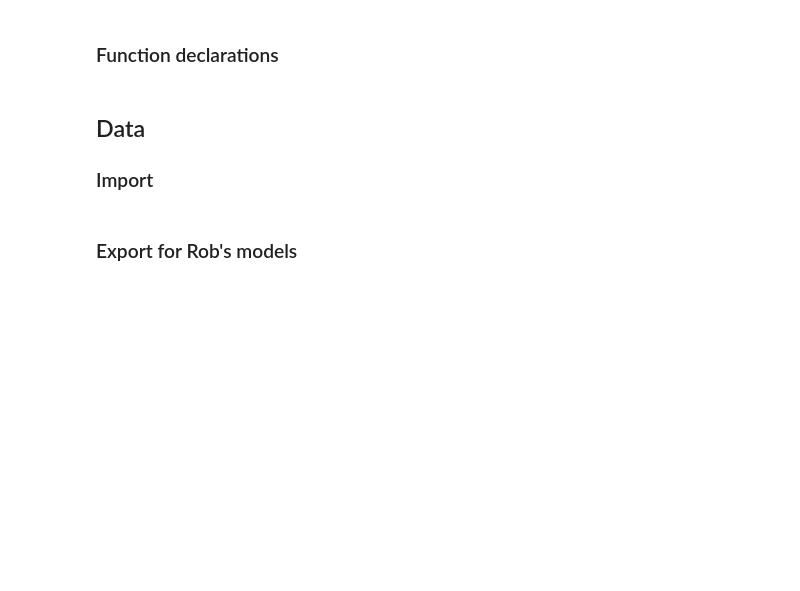
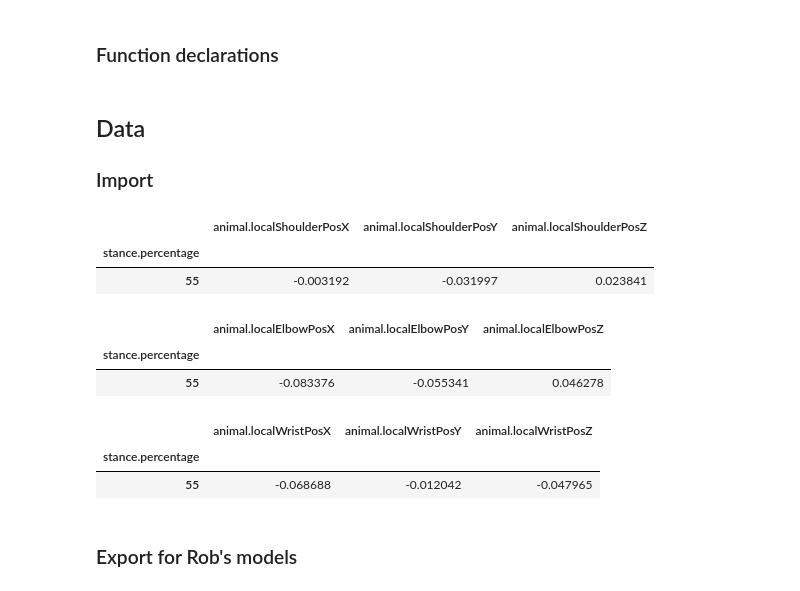
Before and after one commit to popscallion/DeepLabCut, a Jupyter notebook: deadROMM/ch4Analyses.ipynb, the cells around one changed output. Cells and saved outputs as stored; diff of their text form; code cells hidden in the pictures; blank space fills up the shorter version.

```diff
--- a/deadROMM/ch4Analyses.ipynb
+++ b/deadROMM/ch4Analyses.ipynb
@@ -436,7 +469,7 @@ raw_dfs['oct7_20_t3'] = pd.read_csv('/Users/phil/Desktop/rotoscoping/Oct7_LaiWri
                      index_col=None)
 raw_dfs['oct9_14_p1'] = pd.read_csv('/Users/phil/Desktop/rotoscoping/Oct9_LaiPierceBiewener/14_p1_fullstride_A-_IK_baked_data_animalFrame.csv',
                      index_col=None)
-raw_dfs['oct9_9_p3'] = pd.read_csv('/Users/phil/Desktop/rotoscoping/Oct9_LaiPierceBiewener/9_p3_fullstride_A-_IK_baked_data_animalFrameCorrected.csv',
+raw_dfs['oct9_9_p3'] = pd.read_csv('/Users/phil/Desktop/rotoscoping/Oct9_LaiPierceBiewener/9_p3_fullstride_A-_IK_baked_data_animalFrame.csv',
                      index_col=None)
 raw_dfs['oct14_3_p2'] = pd.read_csv('/Users/phil/Desktop/rotoscoping/Oct14_LaiBiewener/3_p2_fullstride_IK_baked_data_animalFrame.csv',
                      index_col=None)
@@ -481,7 +514,7 @@ metadata = {
     'nov6_12_p1':{'footdown_frame':267, 'toeoff_frame':324, 'first_good_frame':None,'last_good_frame':None, 'hum_length':SEP87_rhum_len_mm*0.777},
     'oct16_9_p2':{'footdown_frame':71, 'toeoff_frame':159, 'first_good_frame':None,'last_good_frame':None, 'hum_length':SEP87_rhum_len_mm*0.791},
     'oct16_6_t1':{'footdown_frame':242, 'toeoff_frame':581, 'first_good_frame':None,'last_good_frame':None, 'hum_length':SEP73_rhum_len_mm*1.073},
-    'nov6_9_p3':{'footdown_frame':295, 'toeoff_frame':430, 'first_good_frame':None,'last_good_frame':None, 'hum_length':SEP87_rhum_len_mm*0.795},
+    'nov6_9_p3':{'footdown_frame':295, 'toeoff_frame':424, 'first_good_frame':None,'last_good_frame':None, 'hum_length':SEP87_rhum_len_mm*0.795},
     'nov6_3_p4':{'footdown_frame':170, 'toeoff_frame':315, 'first_good_frame':None,'last_good_frame':None, 'hum_length':SEP87_rhum_len_mm*0.746},
     'oct9_14_p1':{'footdown_frame':130, 'toeoff_frame':258, 'first_good_frame':None,'last_good_frame':None, 'hum_length':SEP87_rhum_len_mm*0.735},
     'oct14_3_p2':{'footdown_frame':172, 'toeoff_frame':254, 'first_good_frame':None,'last_good_frame':None, 'hum_length':SEP87_rhum_len_mm*0.791},
@@ -497,10 +530,13 @@ metadata = {
 
 
 for raw_df in raw_dfs:
+    #flip elbow so that + extension - flexion + pronation - supination +ulnar - radial
+    elbow_cols = [col for col in raw_dfs[raw_df].columns if re.search('^.lbow.*Y|^.lbow.*Z',col)]
+    for elbow_col in elbow_cols:
+        raw_dfs[raw_df][elbow_col] *= -1
     ## calculate rate vars
     raw_dfs[raw_df]['time_s'] = raw_dfs[raw_df]['frame']/60
     raw_dfs[raw_df]['dt_elapsed_s'] = (pd.to_datetime(raw_dfs[raw_df]['time_s'],unit='s')-datetime(1970, 1, 1))
-
     raw_dfs[raw_df]['travel_velocity_X'] = np.diff(raw_dfs[raw_df]['animal.translateX'], prepend=np.nan)/np.diff(raw_dfs[raw_df]['time_s'], prepend=np.nan)
     raw_dfs[raw_df]['glenoid.angular_v_X'] = np.diff(raw_dfs[raw_df]['glenoid.rotateX'], prepend=np.nan)/np.diff(raw_dfs[raw_df]['time_s'], prepend=np.nan)
     raw_dfs[raw_df]['glenoid.angular_v_Y'] = np.diff(raw_dfs[raw_df]['glenoid.rotateY'], prepend=np.nan)/np.diff(raw_dfs[raw_df]['time_s'], prepend=np.nan)
@@ -558,6 +594,7 @@ for raw_df in raw_dfs:
     vecB = wrist_pos - glenoid_pos
     limb_plane_normal = np.cross(vecA, vecB)
     limb_plane_normal_unit = limb_plane_normal/np.linalg.norm(limb_plane_normal, axis=1)[:,None]
+    raw_dfs[raw_df]['limb_plane_normal_unit'] = tuple(map(tuple, limb_plane_normal_unit))
     raw_dfs[raw_df]['parasagittalityX'] = np.einsum('ij,ij->i', np.repeat([[1,0,0]],len(limb_plane_normal), axis=0), limb_plane_normal_unit)
     raw_dfs[raw_df]['parasagittalityY'] = np.einsum('ij,ij->i', np.repeat([[0,1,0]],len(limb_plane_normal), axis=0), limb_plane_normal_unit)
     raw_dfs[raw_df]['parasagittalityZ'] = np.einsum('ij,ij->i', np.repeat([[0,0,1]],len(limb_plane_normal), axis=0), limb_plane_normal_unit)*-1
@@ -571,6 +608,24 @@ standing_list = [raw_dfs[trial] for trial in raw_list if 'feb3' in trial]
 all_raw = pd.concat(walking_list)
 all_raw_with_stand = pd.concat(raw_dfs)
 all_stand = pd.concat(standing_list)
+# %%
+raw_dfs['nov6_9_p3'].filter(like='animal.localShoulderPos').iloc[[50]]
+# %% [output]
+|  | animal.localShoulderPosX | animal.localShoulderPosY | animal.localShoulderPosZ |
+| stance.percentage |  |  |  |
+| 55 | -0.003192 | -0.031997 | 0.023841 |
+# %%
+raw_dfs['nov6_9_p3'].filter(like='animal.localElbowPos').iloc[[50]]
+# %% [output]
+|  | animal.localElbowPosX | animal.localElbowPosY | animal.localElbowPosZ |
+| stance.percentage |  |  |  |
+| 55 | -0.083376 | -0.055341 | 0.046278 |
+# %%
+raw_dfs['nov6_9_p3'].filter(like='animal.localWristPos').iloc[[50]]
+# %% [output]
+|  | animal.localWristPosX | animal.localWristPosY | animal.localWristPosZ |
+| stance.percentage |  |  |  |
+| 55 | -0.068688 | -0.012042 | -0.047965 |
 # %% [markdown]
 ### Export for Rob's models
 # %%
```
Also changed, not shown: parts of 64 cells of this notebook, 2 other files.
